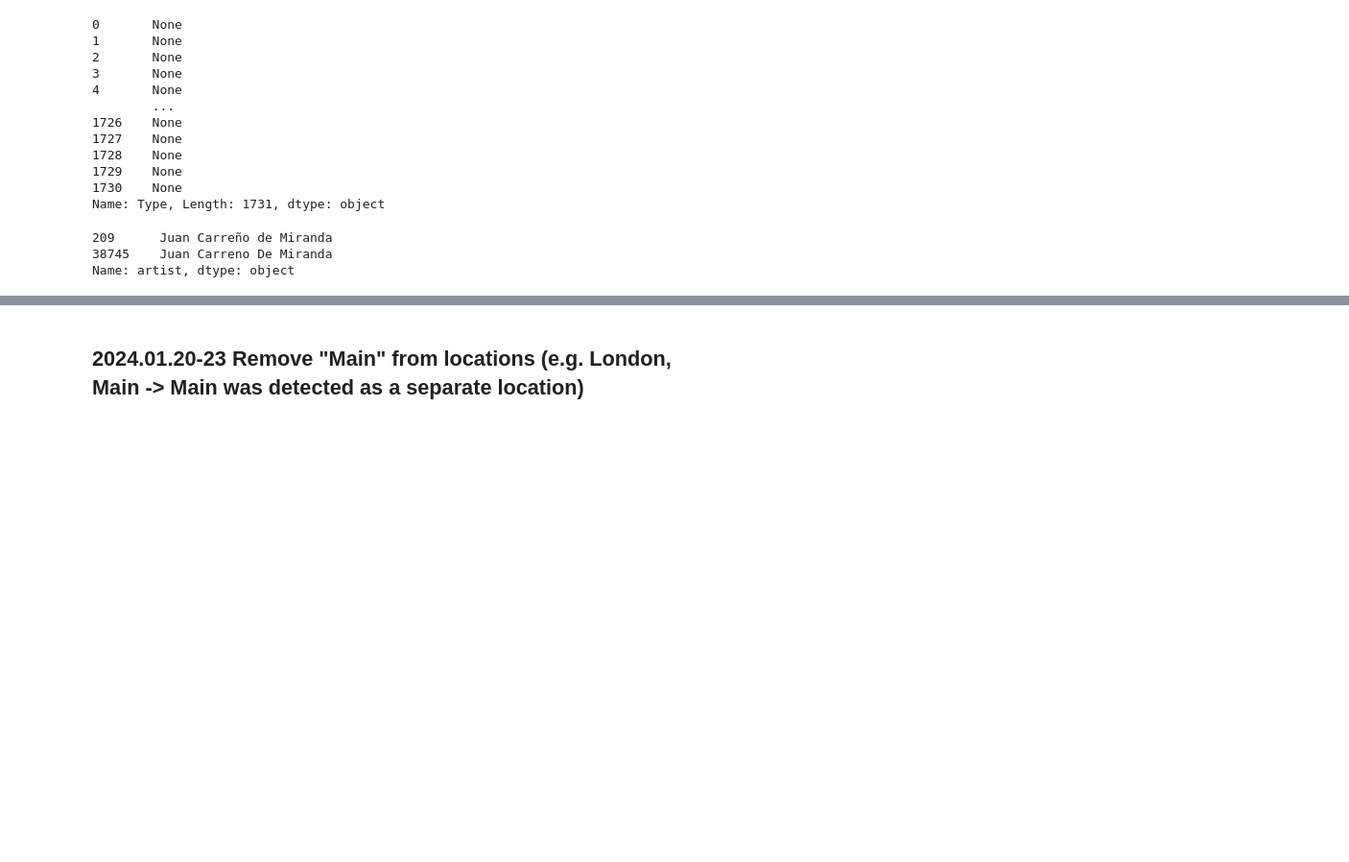
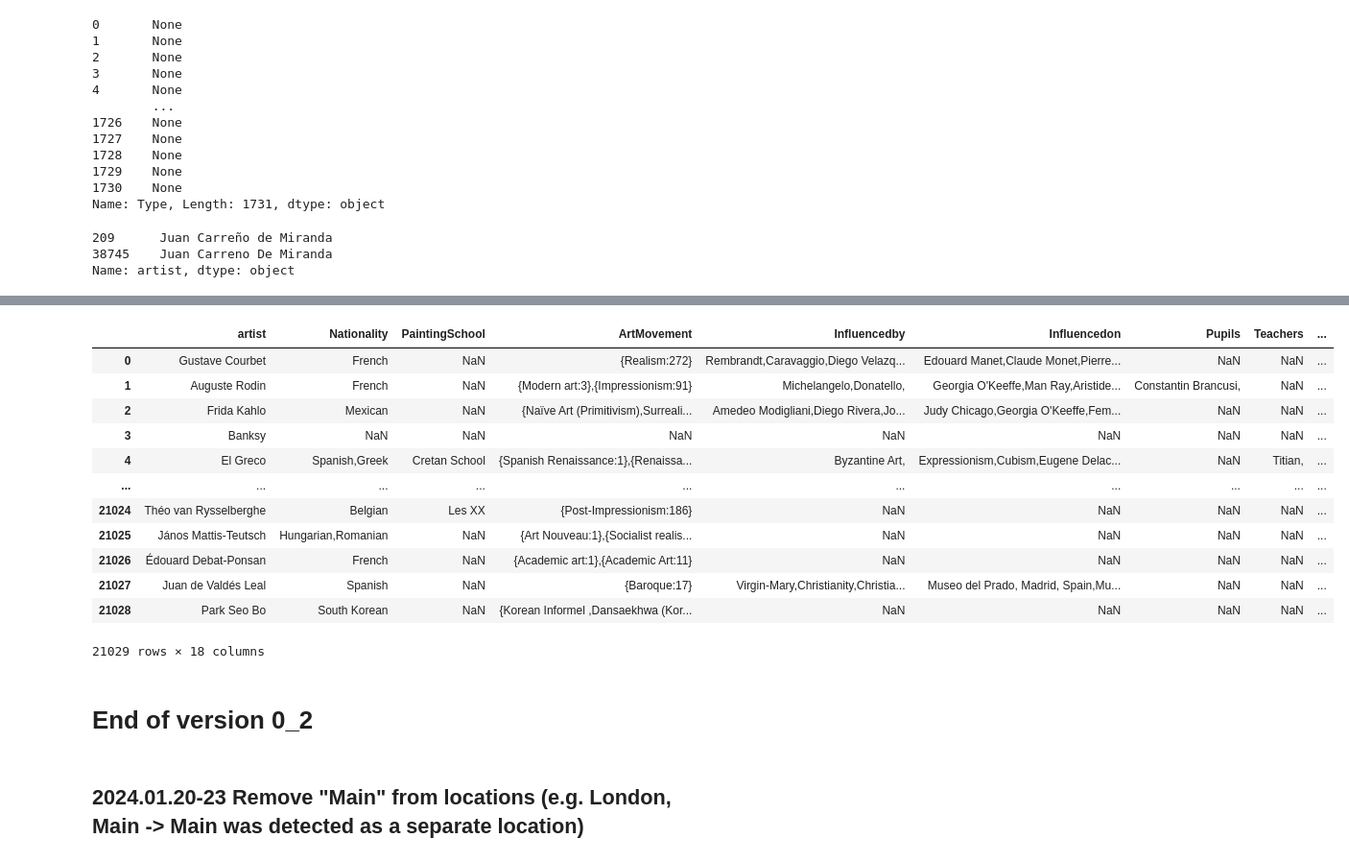
Before and after one commit to me9hanics/PainterPalette, a Jupyter notebook: art500k_updates.ipynb, the cells around one changed output, grey strips where cells are left out. Shown at 96% size. Drawn from its saved outputs; the diff is of its cells as text; code cells hidden in the pictures; blank space fills up the shorter version.

```diff
--- a/art500k_updates.ipynb
+++ b/art500k_updates.ipynb
@@ -320,0 +318,7 @@ Name: artist, dtype: object
+# %%
+url_v_01_11 = "https://raw.githubusercontent.com/me9hanics/PainterPalette/main/datasets/saves/art500k_artists_0_3.csv"
+art500k_artists = pd.read_csv(url_v_01_11, dtype={'Type': str})
+
+cases = (art500k_artists[art500k_artists['artist'].str.contains("|", regex=False)]['artist']).unique()
+for case in cases:
+    print(case)
@@ -320,0 +339,36 @@ Name: artist, dtype: object
+# %%
+wikiart_artists = pd.read_csv("datasets/wikiart_artists.csv")
+
+drops = art500k_artists.copy()
+drops = drops[(drops.drop(columns=['artist', 'Nationality'])).notna().any(axis=1)==False]
+drops2 = drops.copy() #Cannot change dataframe while iterating over it
+for artist in drops['artist']:
+    if artist in wikiart_artists['artist'].unique():
+        drops2 = drops2[drops2['artist'] != artist]
+# %%
+wikiart_artists = pd.read_csv("datasets/wikiart_artists.csv")
+
+drops = art500k_artists.copy()
+drops = drops[(drops.drop(columns=['artist', 'Nationality', 'Contemporary', 'Type'])).notna().any(axis=1)==False]
+drops2 = drops.copy() #Cannot change dataframe while iterating over it
+for artist in drops['artist']:
+    if artist in wikiart_artists['artist'].unique():
+        drops2 = drops2[drops2['artist'] != artist]
+
+art500k_artists_copy = art500k_artists.copy()
+art500k_artists_copy = art500k_artists_copy[~(art500k_artists_copy['artist'].isin(drops2['artist']))].reset_index(drop=True)
+art500k_artists_copy
+# %% [output]
+|  | artist | Nationality | PaintingSchool | ArtMovement | Influencedby | Influencedon | Pupils | Teachers | ... |
+| 0 | Gustave Courbet | French | NaN | {Realism:272} | Rembrandt,Caravaggio,Diego Velazq... | Edouard Manet,Claude Monet,Pierre... | NaN | NaN | ... |
+| 1 | Auguste Rodin | French | NaN | {Modern art:3},{Impressionism:91} | Michelangelo,Donatello, | Georgia O'Keeffe,Man Ray,Aristide... | Constantin Brancusi, | NaN | ... |
+| 2 | Frida Kahlo | Mexican | NaN | {Naïve Art (Primitivism),Surreali... | Amedeo Modigliani,Diego Rivera,Jo... | Judy Chicago,Georgia O'Keeffe,Fem... | NaN | NaN | ... |
+| 3 | Banksy | NaN | NaN | NaN | NaN | NaN | NaN | NaN | ... |
+| 4 | El Greco | Spanish,Greek | Cretan School | {Spanish Renaissance:1},{Renaissa... | Byzantine Art, | Expressionism,Cubism,Eugene Delac... | NaN | Titian, | ... |
+| ... | ... | ... | ... | ... | ... | ... | ... | ... | ... |
+| 21024 | Théo van Rysselberghe | Belgian | Les XX | {Post-Impressionism:186} | NaN | NaN | NaN | NaN | ... |
+| 21025 | János Mattis-Teutsch | Hungarian,Romanian | NaN | {Art Nouveau:1},{Socialist realis... | NaN | NaN | NaN | NaN | ... |
+| 21026 | Édouard Debat-Ponsan | French | NaN | {Academic art:1},{Academic Art:11} | NaN | NaN | NaN | NaN | ... |
+| 21027 | Juan de Valdés Leal | Spanish | NaN | {Baroque:17} | Virgin-Mary,Christianity,Christia... | Museo del Prado, Madrid, Spain,Mu... | NaN | NaN | ... |
+| 21028 | Park Seo Bo | South Korean | NaN | {Korean Informel ,Dansaekhwa (Kor... | NaN | NaN | NaN | NaN | ... |
+21029 rows × 18 columns
@@ -321,3 +378,5 @@ Name: artist, dtype: object
+# %% [markdown]
+# End of version 0_2
 # %% [markdown]
 ## 2024.01.20-23 Remove "Main" from locations (e.g. London, Main -> Main was detected as a separate location)
 # %%
```
Also changed, not shown: parts of 13 cells of this notebook.
